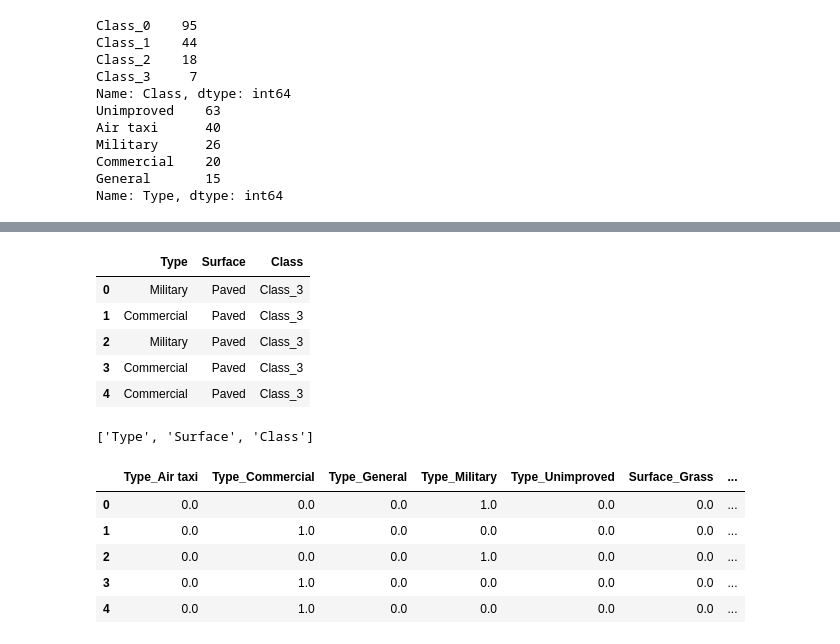
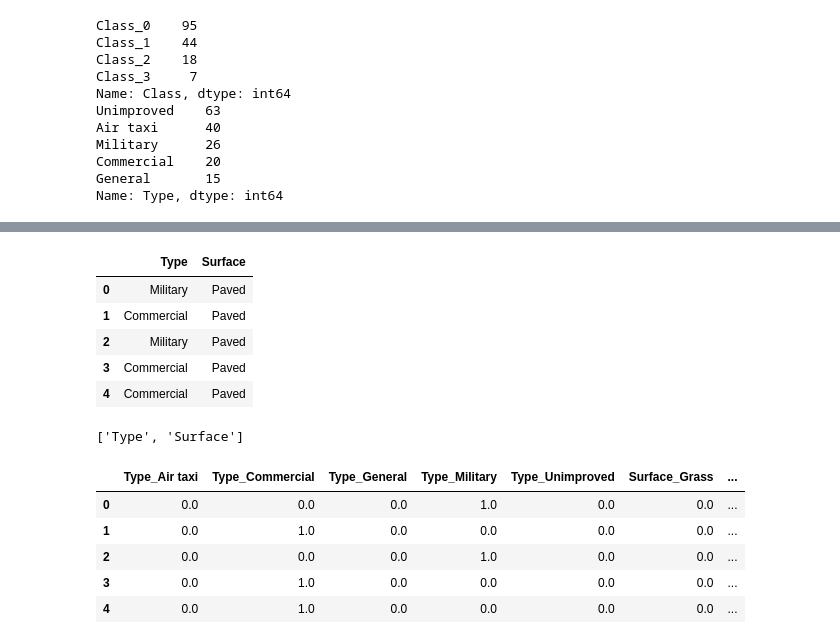
Before and after one commit to benniehana111/Airfield-Analysis, a Jupyter notebook: Aviation_multinomial_logit_model.ipynb, the cells around one changed output, grey strips where cells are left out. Saved outputs shown, nothing was run; the diff lists cells and outputs as text; code cells hidden in the pictures.

```diff
--- a/Aviation_multinomial_logit_model.ipynb
+++ b/Aviation_multinomial_logit_model.ipynb
@@ -69,19 +70,19 @@ airfields_params_df.head()
 # %%
-airfields_cat_params_df = airfields_params_df.drop(['Runway_1','Runway_2',], axis=1)
+airfields_cat_params_df = airfields_params_df.drop(['Runway_1','Runway_2','Class'], axis=1)
 airfields_cat_params_df.head()
 # %% [output]
-|  | Type | Surface | Class |
-| 0 | Military | Paved | Class_3 |
-| 1 | Commercial | Paved | Class_3 |
-| 2 | Military | Paved | Class_3 |
-| 3 | Commercial | Paved | Class_3 |
-| 4 | Commercial | Paved | Class_3 |
+|  | Type | Surface |
+| 0 | Military | Paved |
+| 1 | Commercial | Paved |
+| 2 | Military | Paved |
+| 3 | Commercial | Paved |
+| 4 | Commercial | Paved |
 # %%
 # Generate our categorical variable lists
 airfield_cats = airfields_cat_params_df.dtypes[airfields_cat_params_df.dtypes == "object"].index.tolist()
 airfield_cats
 # %% [output]
-['Type', 'Surface', 'Class']
+['Type', 'Surface']
 # %%
 # Create the OneHotEncoder instance
 from sklearn.preprocessing import OneHotEncoder
```
Also changed, not shown: parts of 12 cells of this notebook.
